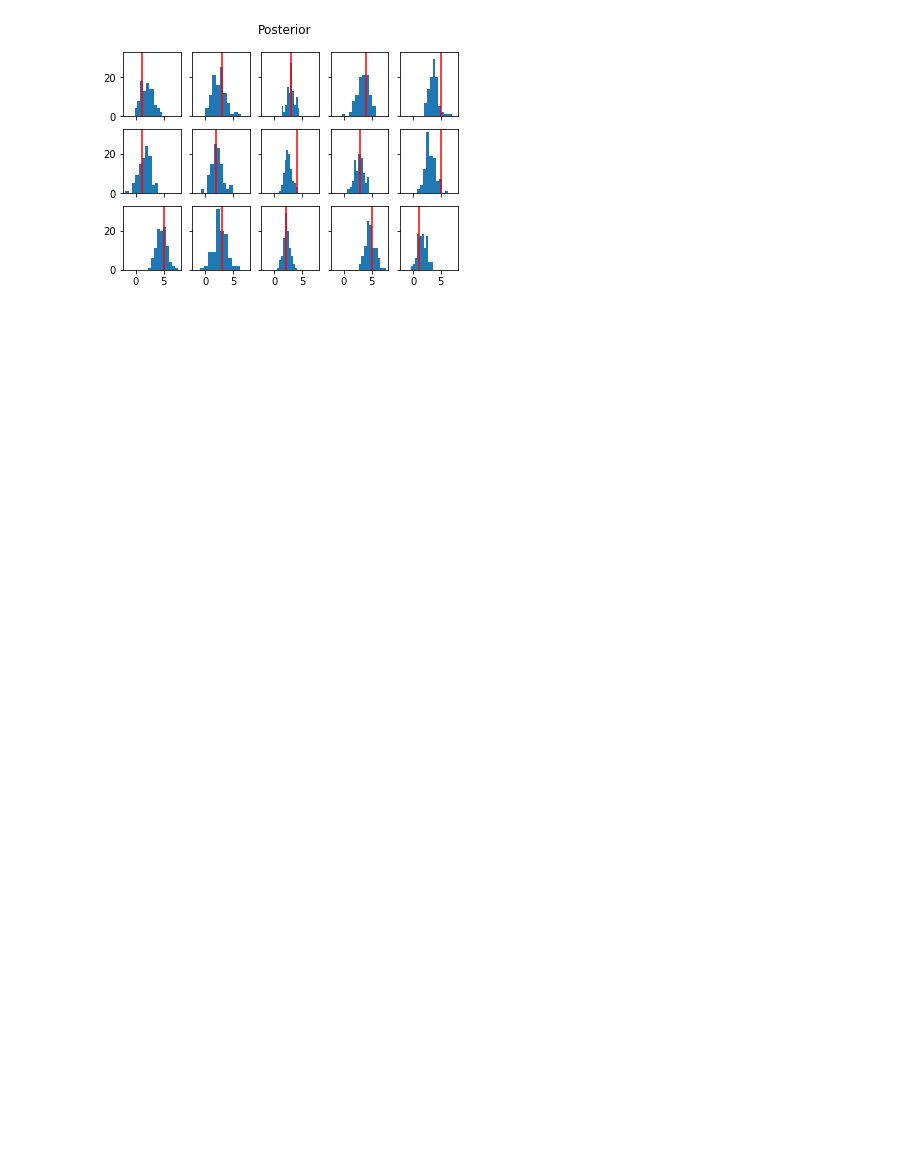
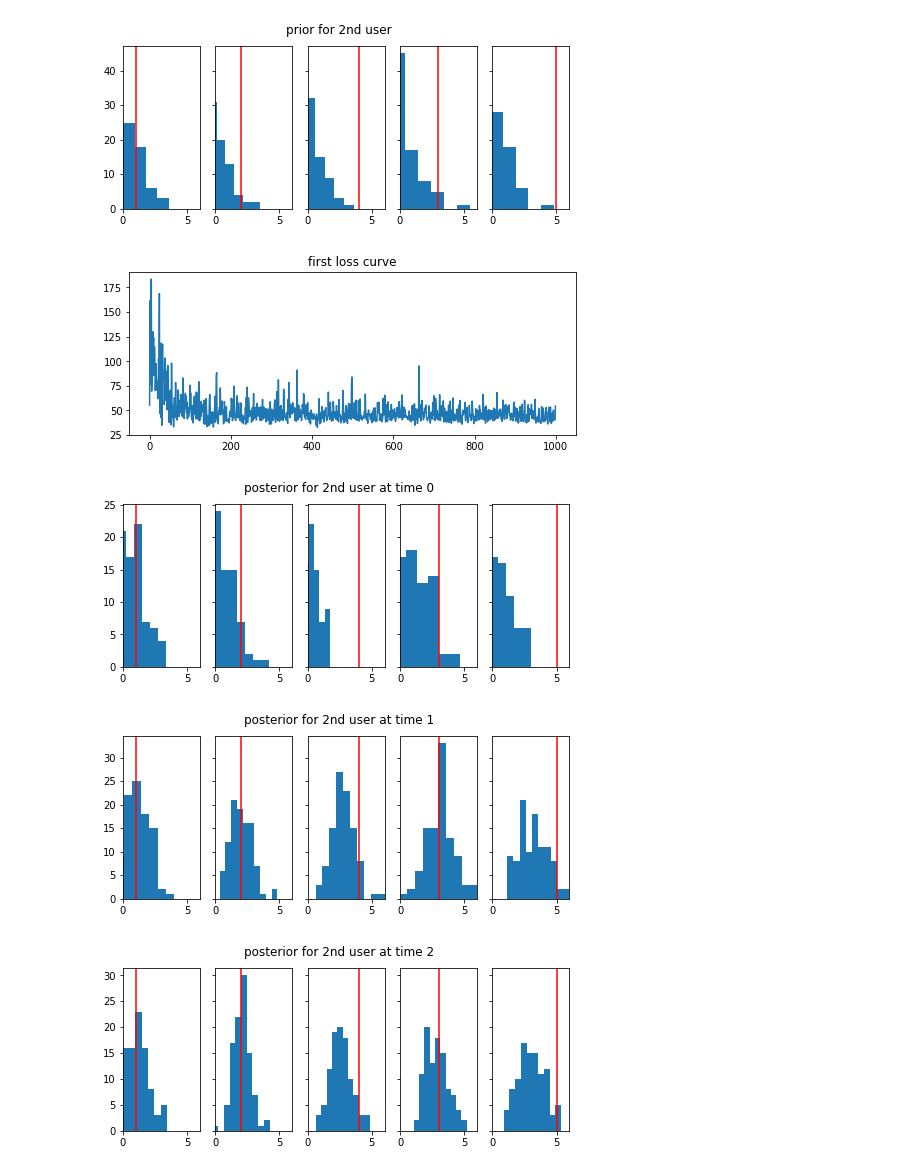
Before and after one commit to esdu/csc2541_project, a Jupyter notebook: models/simple_demo.ipynb, the cells around one changed output. Cells and saved outputs as stored; diff of their text form; code cells hidden in the pictures; blank space fills up the shorter version.

Commit message:
updated simple model to match the agreed-upon api

```diff
--- a/models/simple_demo.ipynb
+++ b/models/simple_demo.ipynb
@@ -14,13 +30,2 @@ mask = np.array([[1,1,1,1,1],
 # %%
-model = SimpleMatrixFactorization(ratings_matrix=R, mask=mask, hidden_dim=2, batch_size=5)
+model = SimpleMatrixFactorization(ratings_matrix=R, hidden_dim=2, batch_size=5)
-# %%
-def plot_R(rhats, r=None, title=''):
-    _, n_users, n_items = rhats.shape
-    f, axes = plt.subplots(n_users, n_items, sharex=True, sharey=True)
-    for i in range(n_users):
-        for j in range(n_items):
-            if r is not None:
-                axes[i][j].axvline(x=r[i,j], color='r')
-            axes[i][j].hist(rhats[:,i,j])
-    f.suptitle(title)
-    plt.show()
@@ -31,3 +31,0 @@ plot_R(model.rhat_samples(), R, title='prior')
-# %%
-losses = model.train(verbose=True)
-plt.plot(losses)
@@ -38,4 +32,41 @@ plt.plot(losses)
-# %%
-plot_R(model.rhat_samples(), R, title='Posterior')
-# %% [output]
-[figure, removed]
+# %%
+plot_R(model.sample_user_ratings(1), R[1,:], title='prior for 2nd user')
+
+mask = np.array([[1,1,1,1,1],
+                 [1,0,0,0,0],
+                 [1,1,1,1,1]])
+losses = model.train(mask=mask, verbose=True)
+plt.plot(losses)
+plt.title('first loss curve')
+plt.show()
+plot_R(model.sample_user_ratings(1), R[1,:], title='posterior for 2nd user at time 0')
+
+mask = np.array([[1,1,1,1,1],
+                 [1,0,1,0,0],
+                 [1,1,1,1,1]])
+losses = model.train(mask=mask, verbose=True)
+plot_R(model.sample_user_ratings(1), R[1,:], title='posterior for 2nd user at time 1')
+
+mask = np.array([[1,1,1,1,1],
+                 [1,0,1,1,0],
+                 [1,1,1,1,1]])
+losses = model.train(mask=mask, verbose=True)
+plot_R(model.sample_user_ratings(1), R[1,:], title='posterior for 2nd user at time 2')
+
+mask = np.array([[1,1,1,1,1],
+                 [1,1,1,1,0],
+                 [1,1,1,1,1]])
+losses = model.train(mask=mask, verbose=True)
+plot_R(model.sample_user_ratings(1), R[1,:], title='posterior for 2nd user at time 3')
+
+mask = np.array([[1,1,1,1,1],
+                 [1,1,1,1,1],
+                 [1,1,1,1,1]])
+losses = model.train(mask=mask, verbose=True)
+plot_R(model.sample_user_ratings(1), R[1,:], title='posterior for 2nd user at time 4')
+# %% [output]
+[figure, added]
+[figure, added]
+[figure, added]
+[figure, added]
+[figure, added]
```
Also changed, not shown: parts of 8 cells of this notebook, 1 other file.
